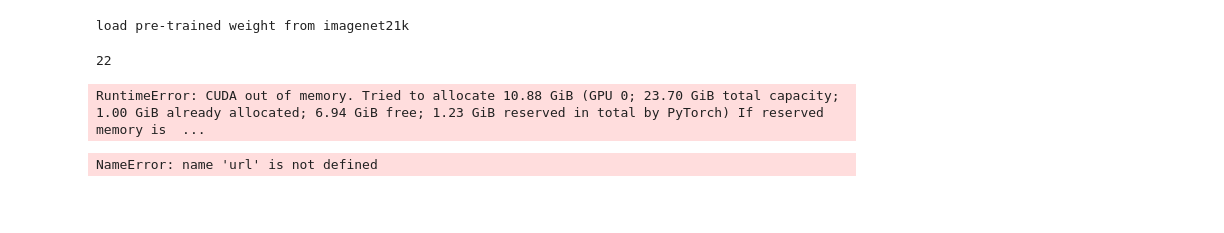
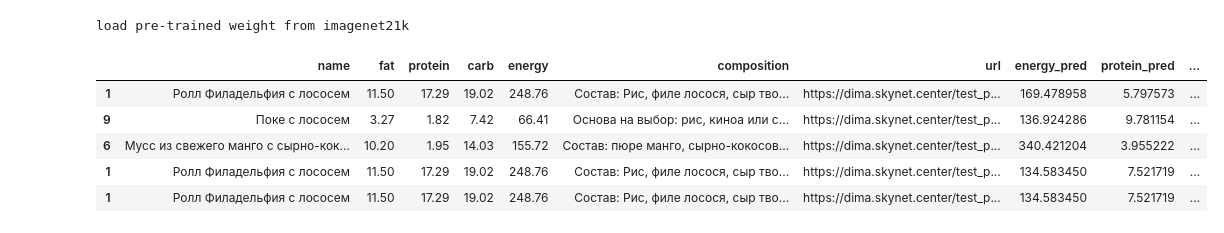
Before and after one commit to DmitriyG228/food, a Jupyter notebook: 00_nbs/test_set.ipynb, the cells around one changed output. Drawn from its saved outputs; the diff is of its cells as text; code cells hidden in the pictures; blank space fills up the shorter version.

```diff
--- a/00_nbs/test_set.ipynb
+++ b/00_nbs/test_set.ipynb
@@ -35,6 +36,6 @@ for c in ['fat','protein','carb','energy']:
 # %%
 model_path = checkpoints_path.ls()[0]
-segment_model = get_segment_model(model_path)
+segment_model = get_segment_model(model_path,device = 'cuda:1')
 # %% [output]
 load pre-trained weight from imagenet21k
 # %%
@@ -42,30 +42,0 @@ preds = []
-# %%
-for i in df.index[:50]:
-    clear_output()
-    print(i)
-
-    # try:
-    s = df.loc[i]
-    img,clip_df,masks,urls,stats = search(s['url'],segment_model=segment_model,prompt_factor=0.1,exand_times =0,stego = False)
-    pred = stats.T[['energy','protein','carb','fat']]
-    pred.index = [i]
-    preds.append(pred)
-    # except:
-    #     pass
-
-preds = pd.concat(preds)
-
-preds.columns = [c+'_pred' for c in preds.columns]
-
-preds = df.join(preds).dropna()
-
-(preds['energy']/preds['energy_pred']-1).abs().mean()
-
-preds['error'] = (preds['energy']/preds['energy_pred']-1)
-# %% [output]
-22
-RuntimeError: CUDA out of memory. Tried to allocate 10.88 GiB (GPU 0; 23.70 GiB total capacity; 1.00 GiB already allocated; 6.94 GiB free; 1.23 GiB reserved in total by PyTorch) If reserved memory is  ...
-# %%
-url
-# %% [output]
-NameError: name 'url' is not defined
@@ -71,0 +67,9 @@ NameError: name 'url' is not defined
+# %%
+preds.tail()
+# %% [output]
+|  | name | fat | protein | carb | energy | composition | url | energy_pred | protein_pred | ... |
+| 1 | Ролл Филадельфия с лососем | 11.50 | 17.29 | 19.02 | 248.76 | Состав: Рис, филе лосося, сыр тво... | https://dima.skynet.center/test_p... | 169.478958 | 5.797573 | ... |
+| 9 | Поке с лососем | 3.27 | 1.82 | 7.42 | 66.41 | Основа на выбор: рис, киноа или с... | https://dima.skynet.center/test_p... | 136.924286 | 9.781154 | ... |
+| 6 | Мусс из свежего манго с сырно-кок... | 10.20 | 1.95 | 14.03 | 155.72 | Состав: пюре манго, сырно-кокосов... | https://dima.skynet.center/test_p... | 340.421204 | 3.955222 | ... |
+| 1 | Ролл Филадельфия с лососем | 11.50 | 17.29 | 19.02 | 248.76 | Состав: Рис, филе лосося, сыр тво... | https://dima.skynet.center/test_p... | 134.583450 | 7.521719 | ... |
+| 1 | Ролл Филадельфия с лососем | 11.50 | 17.29 | 19.02 | 248.76 | Состав: Рис, филе лосося, сыр тво... | https://dima.skynet.center/test_p... | 134.583450 | 7.521719 | ... |
```
Also changed, not shown: parts of 11 cells of this notebook, 2 other files.
